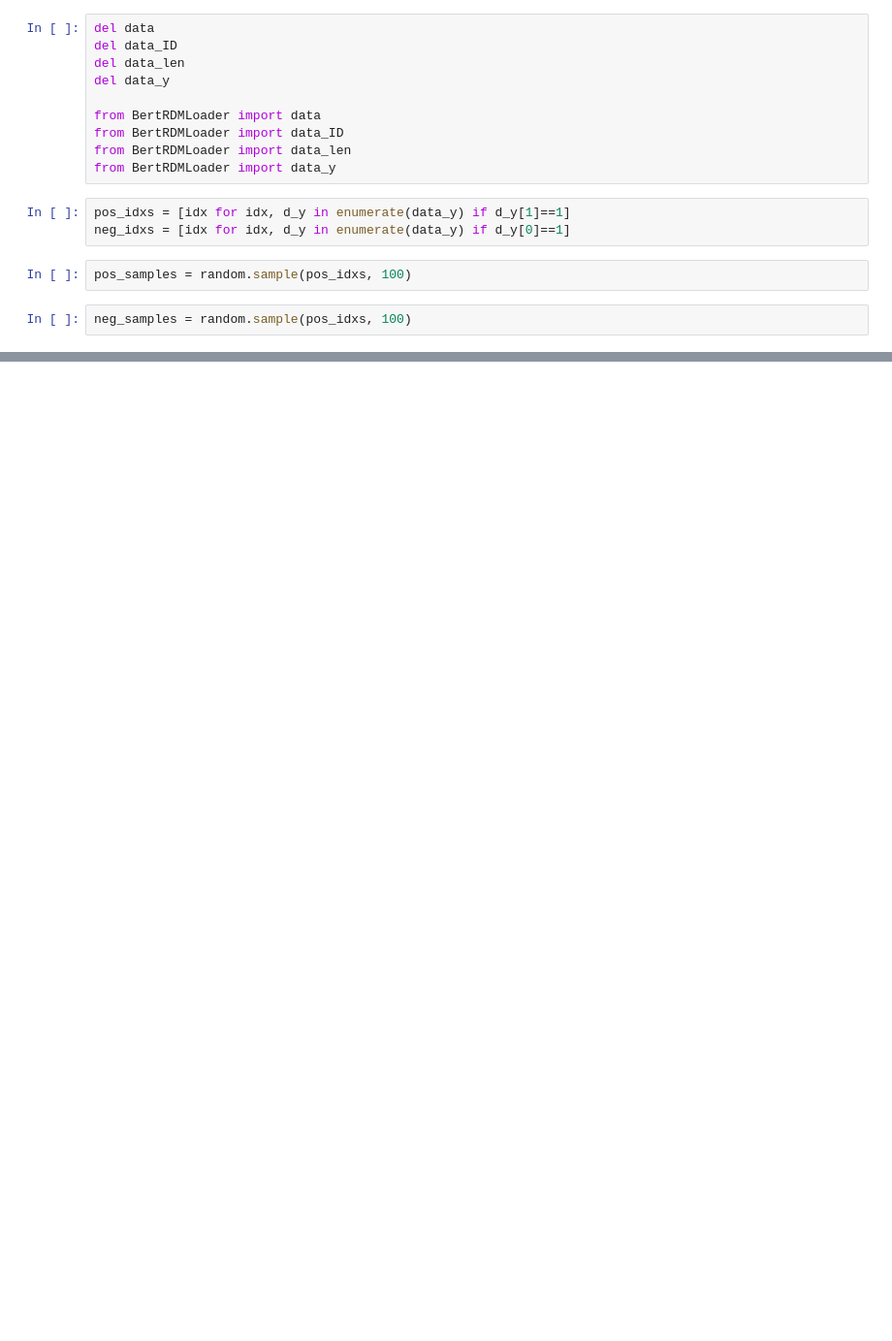
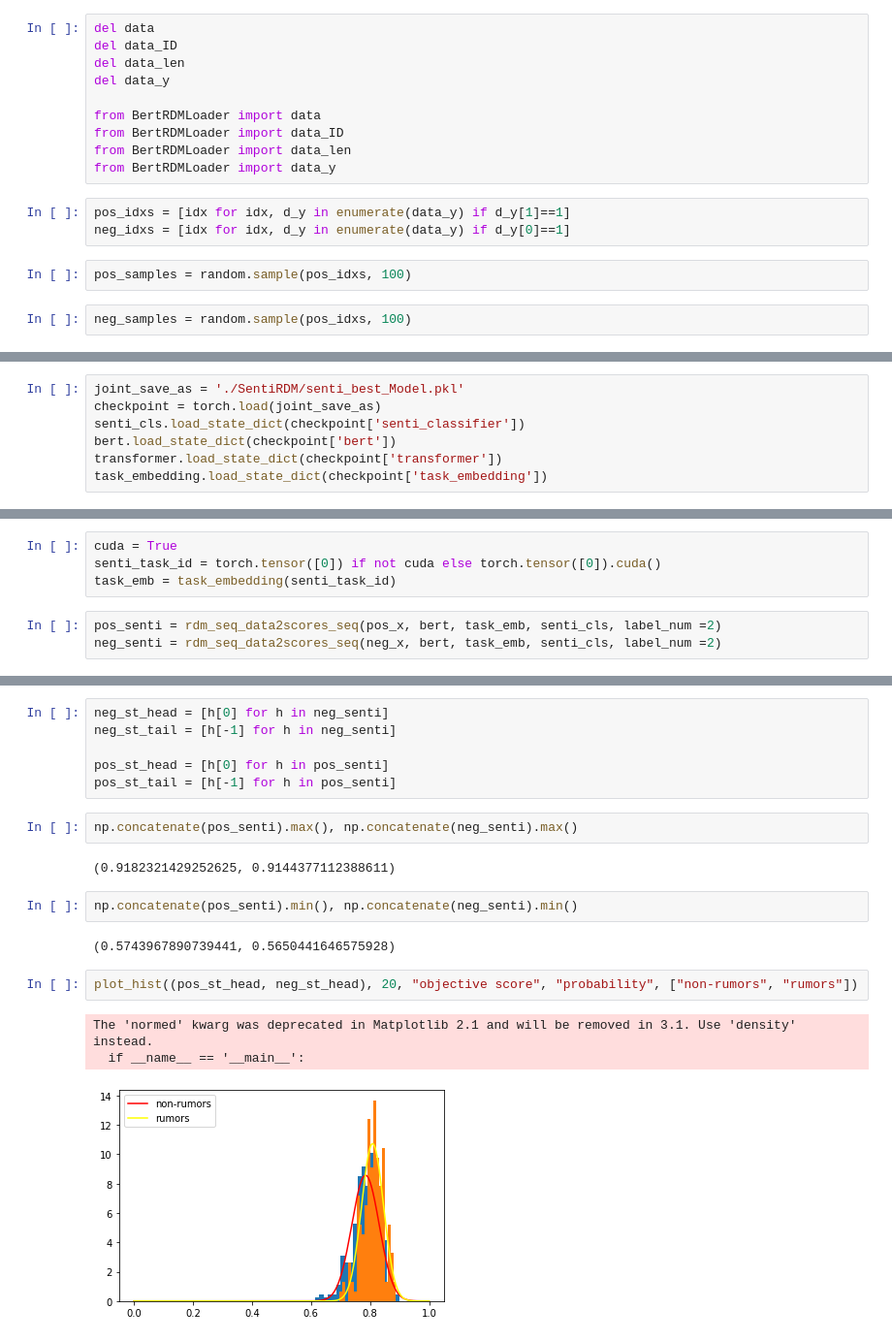
Before and after one commit to LuMelon/ERD, a Jupyter notebook: EvaluationForModel.ipynb, the cells around one changed output, grey strips where cells are left out. Shown: that part at 97% size. Saved outputs shown, nothing was run; the diff lists cells and outputs as text; blank space fills up the shorter version.

```diff
--- a/EvaluationForModel.ipynb
+++ b/EvaluationForModel.ipynb
@@ -928,0 +1029,7 @@ def rdm_seq_data2scores_seq(rdm_data, bert, task_emb, classifier, label_num =2):
+# %%
+joint_save_as = './SentiRDM/senti_best_Model.pkl'
+checkpoint = torch.load(joint_save_as)
+senti_cls.load_state_dict(checkpoint['senti_classifier'])
+bert.load_state_dict(checkpoint['bert'])
+transformer.load_state_dict(checkpoint['transformer'])
+task_embedding.load_state_dict(checkpoint['task_embedding'])
@@ -928,0 +1038,7 @@ def rdm_seq_data2scores_seq(rdm_data, bert, task_emb, classifier, label_num =2):
+# %%
+cuda = True
+senti_task_id = torch.tensor([0]) if not cuda else torch.tensor([0]).cuda()
+task_emb = task_embedding(senti_task_id)
+# %%
+pos_senti = rdm_seq_data2scores_seq(pos_x, bert, task_emb, senti_cls, label_num =2)
+neg_senti = rdm_seq_data2scores_seq(neg_x, bert, task_emb, senti_cls, label_num =2)
@@ -928,0 +1063,20 @@ def rdm_seq_data2scores_seq(rdm_data, bert, task_emb, classifier, label_num =2):
+# %%
+neg_st_head = [h[0] for h in neg_senti]
+neg_st_tail = [h[-1] for h in neg_senti]
+
+pos_st_head = [h[0] for h in pos_senti]
+pos_st_tail = [h[-1] for h in pos_senti]
+# %%
+np.concatenate(pos_senti).max(), np.concatenate(neg_senti).max()
+# %% [output]
+(0.9182321429252625, 0.9144377112388611)
+# %%
+np.concatenate(pos_senti).min(), np.concatenate(neg_senti).min()
+# %% [output]
+(0.5743967890739441, 0.5650441646575928)
+# %%
+plot_hist((pos_st_head, neg_st_head), 20, "objective score", "probability", ["non-rumors", "rumors"])
+# %% [output]
+The 'normed' kwarg was deprecated in Matplotlib 2.1 and will be removed in 3.1. Use 'density' instead.
+  if __name__ == '__main__':
+[figure, added]
```
Also changed, not shown: parts of 39 cells of this notebook, 8 other files.
